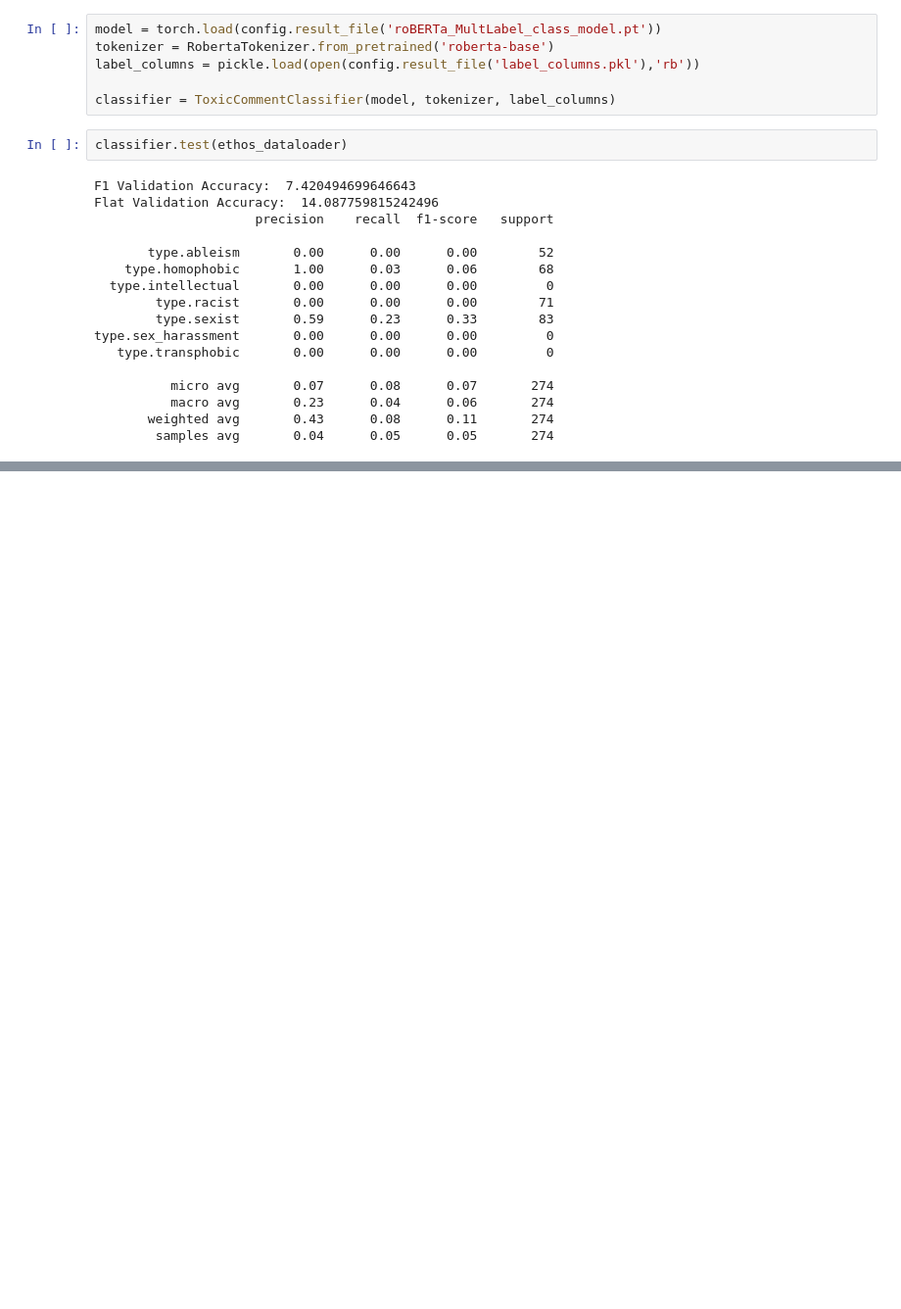
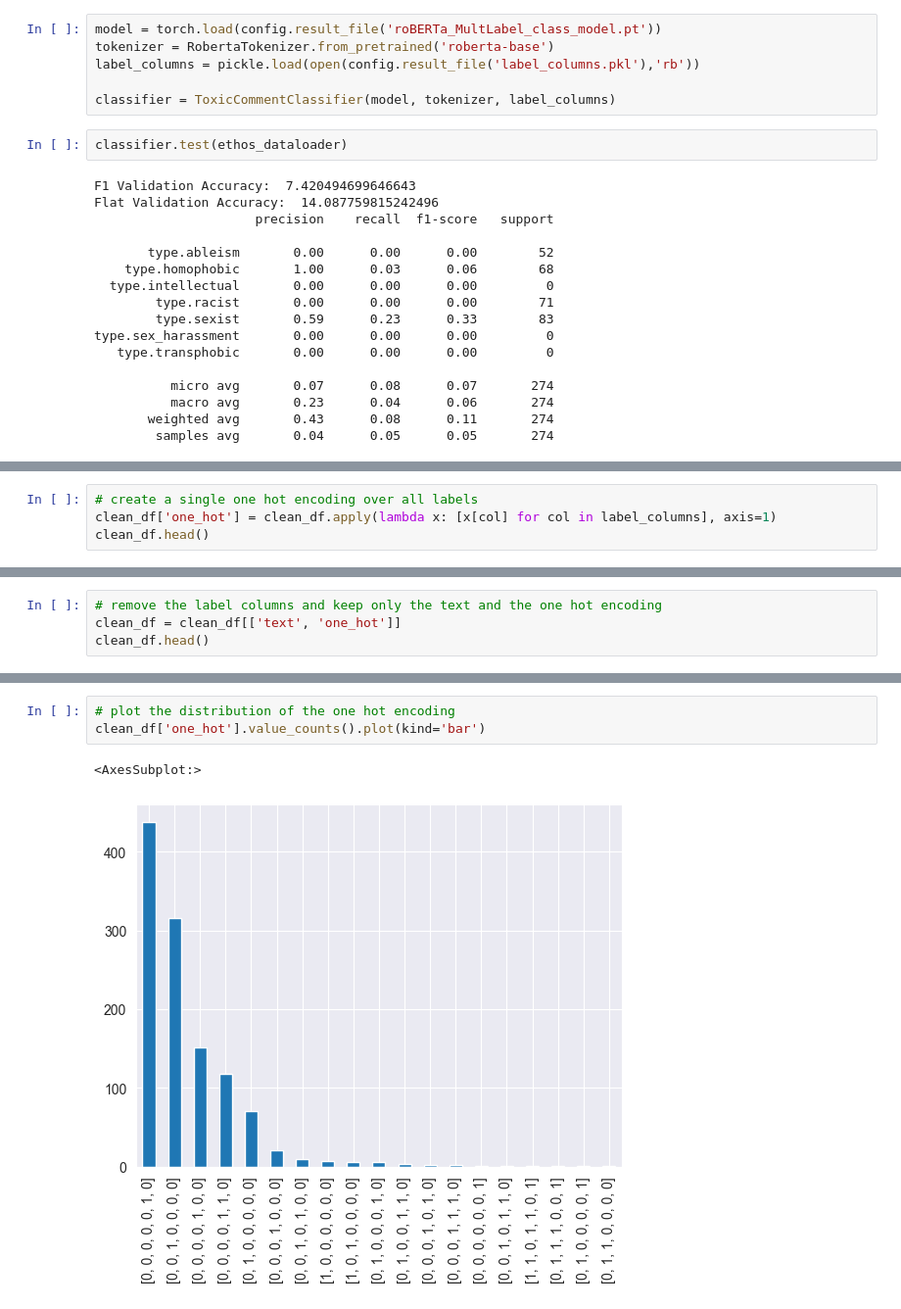
Before and after one commit to pandermatt/hatey-bot-backend, a Jupyter notebook: research/classification_research.ipynb, the cells around one changed output, grey strips where cells are left out. Shown at 98% size. Saved outputs shown, nothing was run; the diff lists cells and outputs as text; blank space fills up the shorter version.

```diff
--- a/research/classification_research.ipynb
+++ b/research/classification_research.ipynb
@@ -612,0 +675,4 @@ type.sex_harassment       0.00      0.00      0.00         0
+# %%
+# create a single one hot encoding over all labels
+clean_df['one_hot'] = clean_df.apply(lambda x: [x[col] for col in label_columns], axis=1)
+clean_df.head()
@@ -612,0 +686,4 @@ type.sex_harassment       0.00      0.00      0.00         0
+# %%
+# remove the label columns and keep only the text and the one hot encoding
+clean_df = clean_df[['text', 'one_hot']]
+clean_df.head()
@@ -612,0 +697,6 @@ type.sex_harassment       0.00      0.00      0.00         0
+# %%
+# plot the distribution of the one hot encoding
+clean_df['one_hot'].value_counts().plot(kind='bar')
+# %% [output]
+<AxesSubplot:>
+[figure, added]
```
Also changed, not shown: parts of 36 cells of this notebook, 1 other file.
